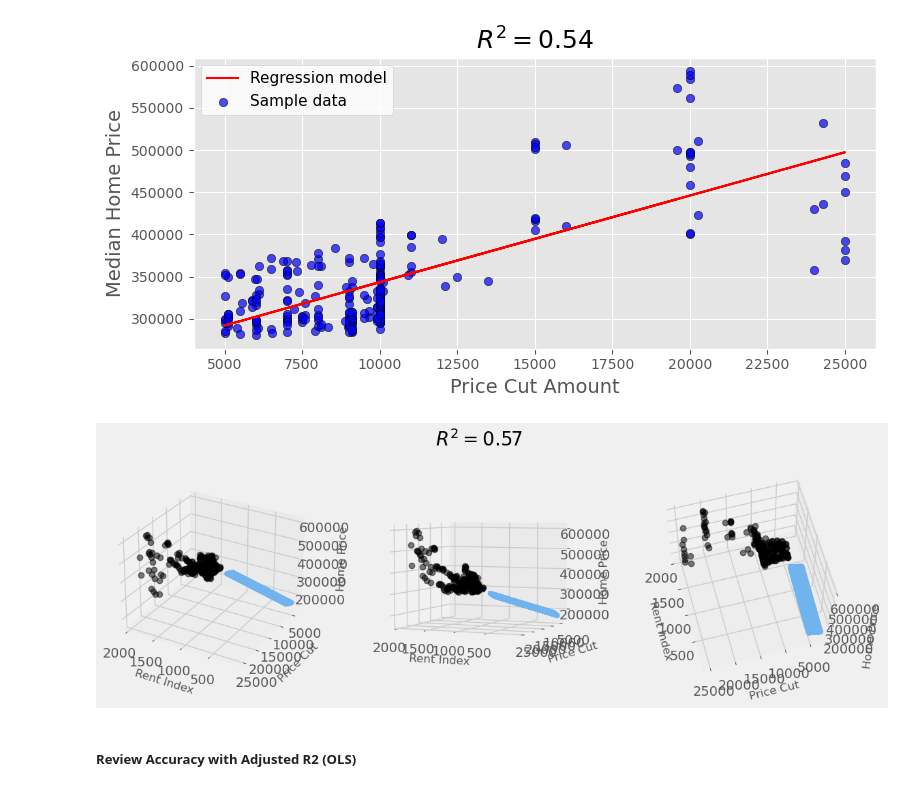
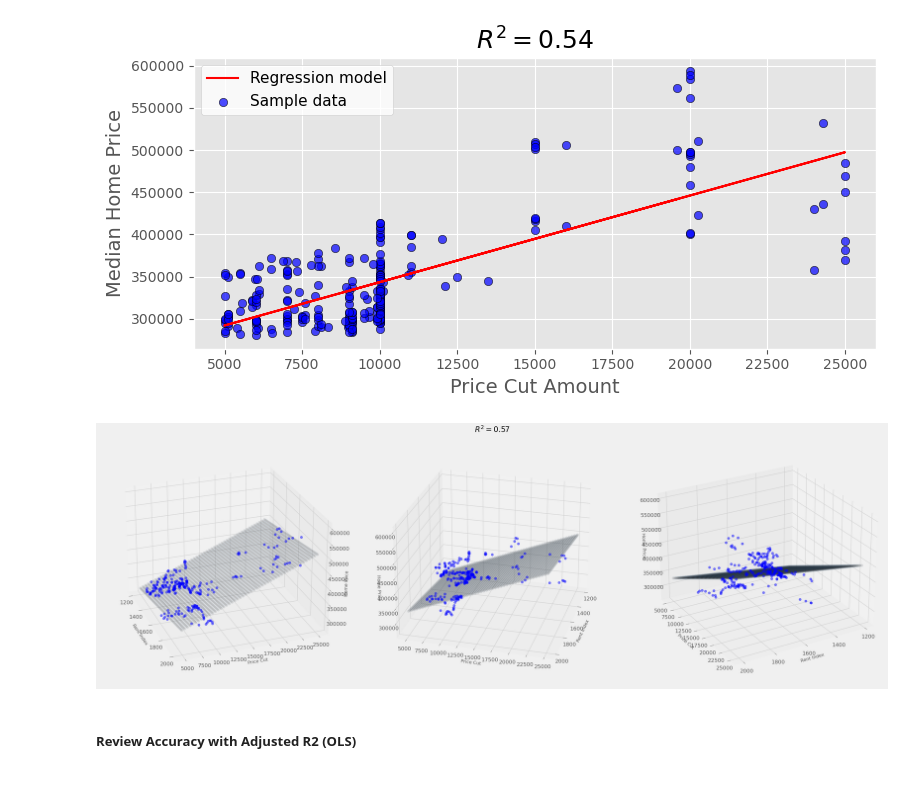
Before and after one commit to NortonAAA/Team_D_Final_Project, a Jupyter notebook: Machine_model/housing_model.ipynb, the cells around one changed output. Drawn from its saved outputs; the diff is of its cells as text; code cells hidden in the pictures.

```diff
--- a/Machine_model/housing_model.ipynb
+++ b/Machine_model/housing_model.ipynb
@@ -272,8 +272,8 @@ x = X[:, 0]
 y = X[:, 1]
 z = Y
 
-x_pred = np.linspace(1200, 100, 250)   # Range of rent values
-y_pred = np.linspace(5000, 2500, 250)  # Range of price cut
+x_pred = np.linspace(1200, 2000, 50)   # Range of rent values
+y_pred = np.linspace(5000, 25000, 50)  # Range of price cut
 xx_pred, yy_pred = np.meshgrid(x_pred, y_pred)
 model_viz = np.array([xx_pred.flatten(), yy_pred.flatten()]).T
 
@@ -286,33 +286,33 @@ r2threed = threed_model.score(X, Y)
 # %%
 # Plot with above
 plt.style.use('fivethirtyeight')
 
-fig = plt.figure(figsize=(12, 4))
+fig = plt.figure(figsize=(30, 10))
 
 ax1 = fig.add_subplot(131, projection='3d')
 ax2 = fig.add_subplot(132, projection='3d')
 ax3 = fig.add_subplot(133, projection='3d')
 
 axes = [ax1, ax2, ax3]
 
 for ax in axes:
-    ax.plot(x, y, z, color='k', zorder=15, linestyle='none', marker='o', alpha=0.5)
-    ax.scatter(xx_pred.flatten(), yy_pred.flatten(), predicted, facecolor=(0,0,0,0), s=20, edgecolor='#70b3f0')
+    ax.plot(x, y, z, color='b', zorder=15, linestyle='none', marker='o', alpha=0.5)
+    ax.scatter(xx_pred.flatten(), yy_pred.flatten(), predicted, facecolor=(0,0,0,0), s=50, edgecolor='#70b3f0', alpha=0.10)
     ax.set_xlabel('Rent Index', fontsize=12)
     ax.set_ylabel('Price Cut', fontsize=12)
     ax.set_zlabel('Home Price', fontsize=12)
     ax.locator_params(nbins=4, axis='x')
     ax.locator_params(nbins=5, axis='x')
 
-ax1.view_init(elev=28, azim=120)
-ax2.view_init(elev=4, azim=114)
-ax3.view_init(elev=60, azim=165)
+ax1.view_init(elev=25, azim=2500)
+ax2.view_init(elev=25, azim=15)
+ax3.view_init(elev=25, azim=60)
 
 fig.suptitle('$R^2 = %.2f$' % r2threed, fontsize=20)
 
 fig.tight_layout()
 savefig('3DLinear.png')
 # %% [output]
-[figure, old version]
+[figure, new version]
 # %% [markdown]
 ##### Review Accuracy with Adjusted R2 (OLS)
```
Also changed, not shown: parts of 1 cell of this notebook, 1 other file.
